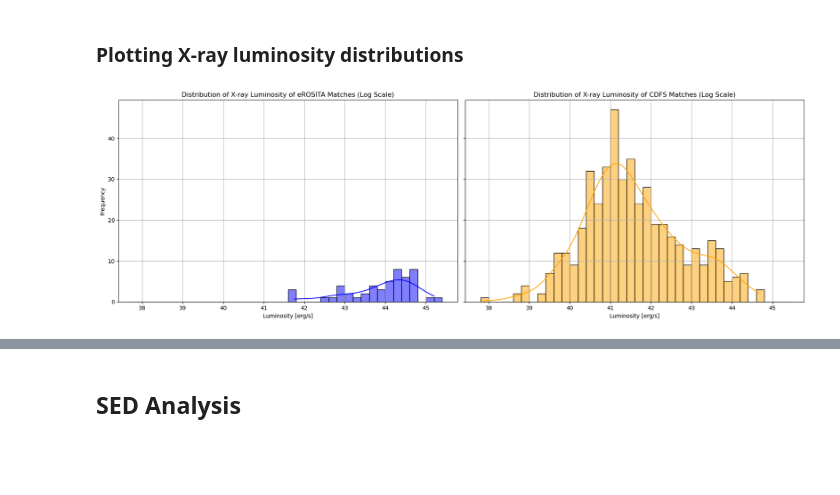
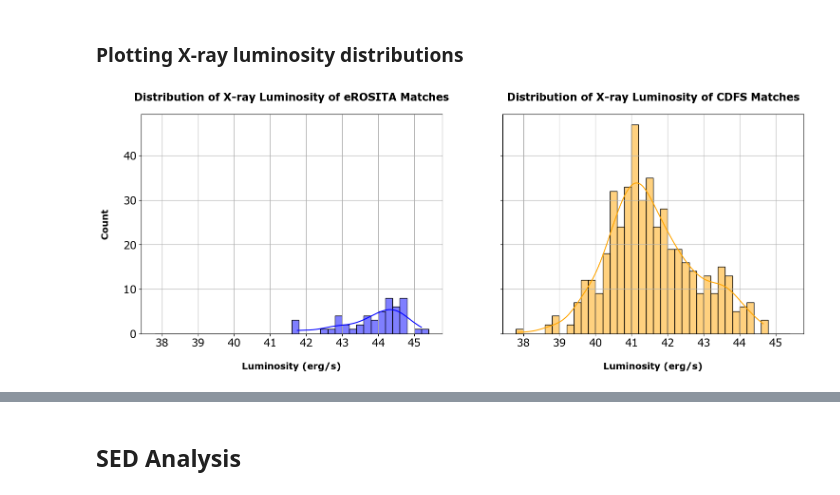
Before and after one commit to trevin-lee/h20-xray-catalog-matching, a Jupyter notebook: src/agn_analysis.ipynb, the cells around one changed output, grey strips where cells are left out. Cells and saved outputs as stored; diff of their text form; code cells hidden in the pictures; blank space fills up the shorter version.

Commit message:
Regenerate all plots for publishing

```diff
--- a/src/agn_analysis.ipynb
+++ b/src/agn_analysis.ipynb
@@ -39,0 +52,8 @@ edff_cdfs.head()
+# %%
+print("Length: ", len(edff_cdfs))
+edff_cdfs = edff_cdfs[
+    (edff_cdfs['zspec'] > 0)
+    &(edff_cdfs['FSB'] > 0)
+]
+print("Length: ", len(edff_cdfs))
+edff_cdfs.head()
@@ -219,33 +228,32 @@ Length:  555
 # %%
 luminosity_erosita = edff_erosita_computed['L_x']
 log_combined_luminosity_erosita = np.log10(luminosity_erosita[luminosity_erosita > 0])
 
 luminosity_cdfs = edff_cdfs_computed['L_x']
 log_combined_luminosity_cdfs = np.log10(luminosity_cdfs[luminosity_cdfs > 0])
 
 min_log_lum = np.floor(min(log_combined_luminosity_erosita.min(), log_combined_luminosity_cdfs.min()) * 10) / 10
 max_log_lum = np.ceil(max(log_combined_luminosity_erosita.max(), log_combined_luminosity_cdfs.max()) * 10) / 10
 bin_edges = np.arange(min_log_lum, max_log_lum + 0.2, 0.2)
 
 fig, axes = plt.subplots(1, 2, figsize=(18, 6), sharey=True)
 
 sns.histplot(log_combined_luminosity_erosita, bins=bin_edges, kde=True, ax=axes[0], color='blue')
-axes[0].set_xlabel('Luminosity [erg/s]')
-axes[0].set_ylabel('Frequency')
-axes[0].set_title('Distribution of X-ray Luminosity of eROSITA Matches (Log Scale)')
+axes[0].set_xlabel('Luminosity (erg/s)')
+axes[0].set_ylabel('Count')
+axes[0].set_title('Distribution of X-ray Luminosity of eROSITA Matches', fontsize=16,)
 axes[0].grid(True)
 
 sns.histplot(log_combined_luminosity_cdfs, bins=bin_edges, kde=True, ax=axes[1], color='orange')
-axes[1].set_xlabel('Luminosity [erg/s]')
-axes[1].set_ylabel('Frequency')
-axes[1].set_title('Distribution of X-ray Luminosity of CDFS Matches (Log Scale)')
+axes[1].set_xlabel('Luminosity (erg/s)')
+axes[1].set_ylabel('Count')
+axes[1].set_title('Distribution of X-ray Luminosity of CDFS Matches', fontsize=16)
 axes[1].grid(True)
 
-plt.tight_layout()
 plt.savefig('plots/erosita_cdfs_xray_dist.png')
 plt.show()
 # %% [output]
-[figure, old version]
+[figure, new version]
 # %%
 combined_luminosity = combined_computed['L_x']
 log_combined_luminosity = np.log10(combined_luminosity[combined_luminosity > 0])
```
Also changed, not shown: parts of 26 cells of this notebook, 27 other files.
